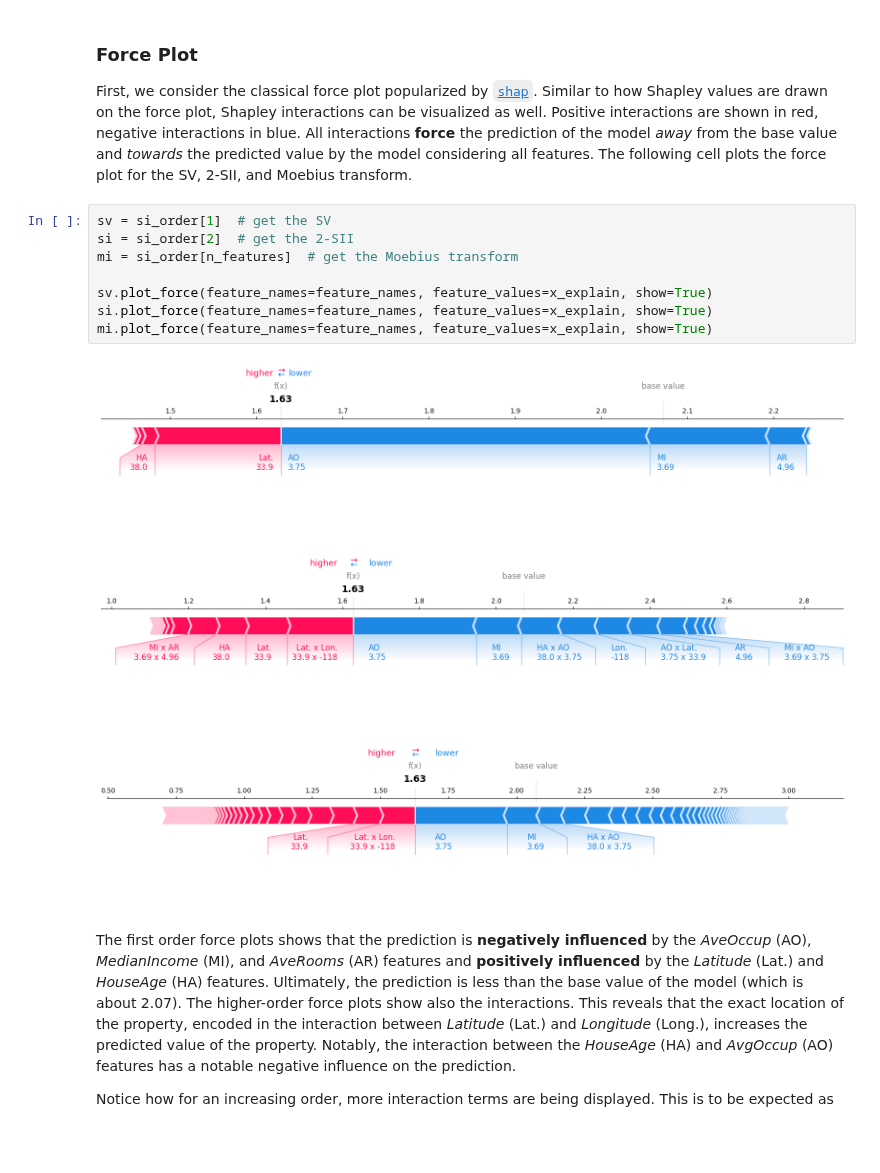
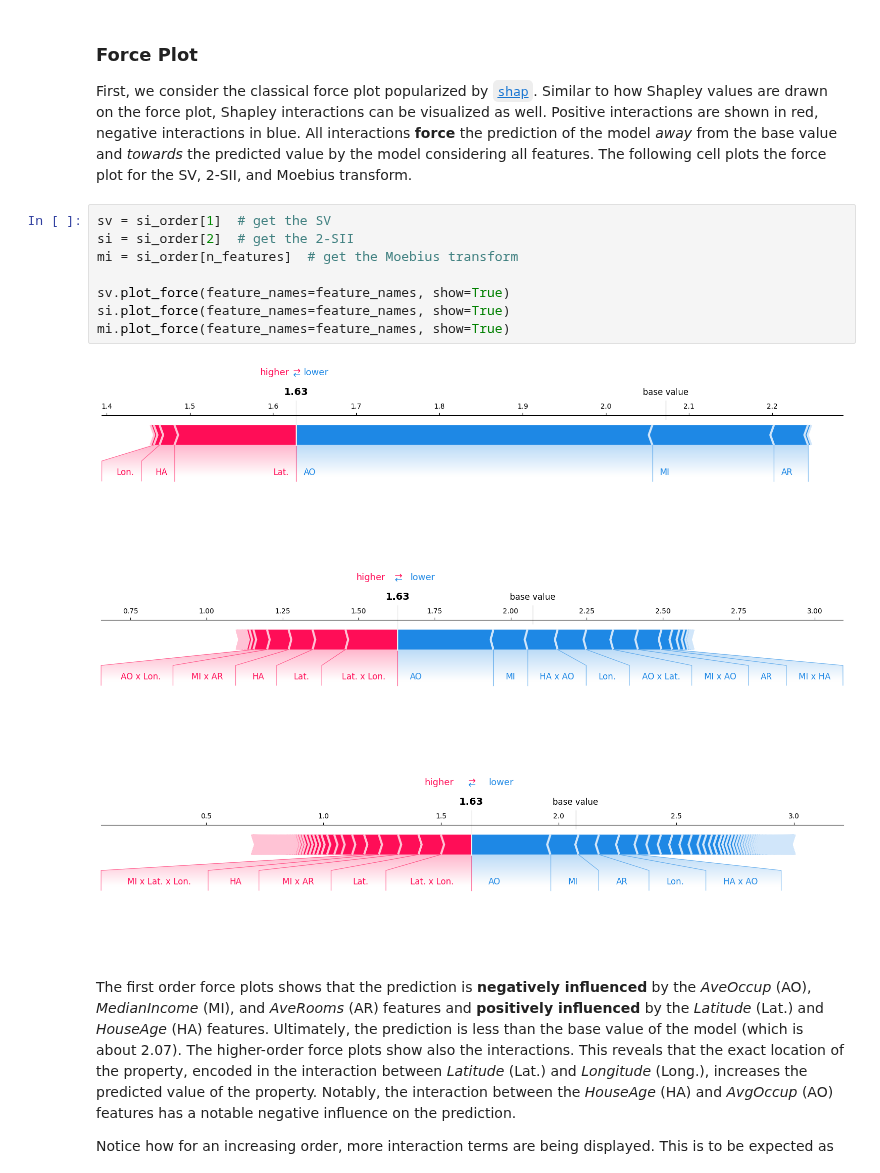
Before and after one commit to FabianK-Dev/shapiq, a Jupyter notebook: docs/source/notebooks/visualization_notebooks/visualizing_shapley_interactions.ipynb, the cells around one changed output. Cells and saved outputs as stored; diff of their text form; blank space fills up the shorter version.

```diff
--- a/docs/source/notebooks/visualization_notebooks/visualizing_shapley_interactions.ipynb
+++ b/docs/source/notebooks/visualization_notebooks/visualizing_shapley_interactions.ipynb
@@ -117,15 +117,15 @@ The following cell plots the force plot for the SV, 2-SII, and Moebius transform
 # %%
 sv = si_order[1]  # get the SV
 si = si_order[2]  # get the 2-SII
 mi = si_order[n_features]  # get the Moebius transform
 
-sv.plot_force(feature_names=feature_names, feature_values=x_explain, show=True)
-si.plot_force(feature_names=feature_names, feature_values=x_explain, show=True)
-mi.plot_force(feature_names=feature_names, feature_values=x_explain, show=True)
+sv.plot_force(feature_names=feature_names, show=True)
+si.plot_force(feature_names=feature_names, show=True)
+mi.plot_force(feature_names=feature_names, show=True)
 # %% [output]
-[figure, old version]
+[figure, new version]
-[figure, old version]
+[figure, new version]
-[figure, old version]
+[figure, new version]
 # %% [markdown]
 The first order force plots shows that the prediction is **negatively influenced** by the *AveOccup* (AO), *MedianIncome* (MI), and *AveRooms* (AR) features and **positively influenced** by the *Latitude* (Lat.) and *HouseAge* (HA) features. Ultimately, the prediction is less than the base value of the model (which is about 2.07). The higher-order force plots show also the interactions. This reveals that the exact location of the property, encoded in the interaction between *Latitude* (Lat.) and *Longitude* (Long.), increases the predicted value of the property. Notably, the interaction between the *HouseAge* (HA) and *AvgOccup* (AO) features has a notable negative influence on the prediction.
 
```
Also changed, not shown: parts of 6 cells of this notebook, 16 other files.
